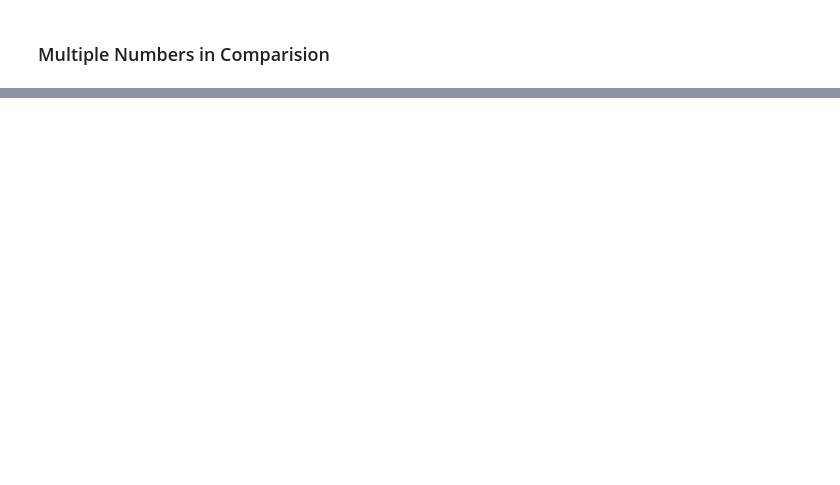
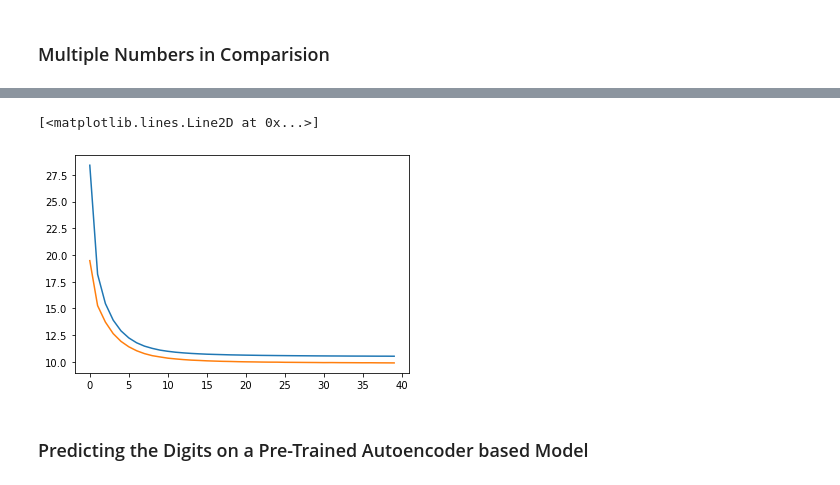
Before and after one commit to IIIskiplikIII/autoencoding-mnist, a Jupyter notebook: autoencoding-mnist.ipynb, the cells around one changed output, grey strips where cells are left out. Drawn from its saved outputs; the diff is of its cells as text; code cells hidden in the pictures; blank space fills up the shorter version.

Commit message:
Build a unsupervised-pretrained model based on ae

```diff
--- a/autoencoding-mnist.ipynb
+++ b/autoencoding-mnist.ipynb
@@ -510,0 +564,7 @@ show_reconstructions(conv_denoising_ae, noisy_images_conv)
+# %%
+class_net = keras.models.Sequential(
+    new_layers
+)
+# %%
+class_net.compile(loss="binary_crossentropy", optimizer=keras.optimizers.Nadam(), metrics=["mse"])
+class_net.build(input_shape= [28, 28])
@@ -510,0 +593,6 @@ show_reconstructions(conv_denoising_ae, noisy_images_conv)
+# %%
+X_train_pretrained_500 = X_train_resh[:500]
+X_valid_pretrained_500 = X_valid_resh[:500]
+
+y_train_pretrained_500 = y_train_resh[:500]
+y_valid_pretrained_500 = y_valid_resh[:500]
@@ -510,0 +609,2 @@ show_reconstructions(conv_denoising_ae, noisy_images_conv)
+# %%
+history_pretrainted = class_net.fit(X_train_pretrained_500,y_train_pretrained_500 ,epochs= 40, validation_data=(X_valid_pretrained_500, y_valid_pretrained_500))
@@ -510,0 +629,8 @@ show_reconstructions(conv_denoising_ae, noisy_images_conv)
+# %%
+plt.plot(history_pretrainted.history['loss'])
+plt.plot(history_pretrainted.history['val_loss'])
+# %% [output]
+[<matplotlib.lines.Line2D at 0x...>]
+[figure, added]
+# %% [markdown]
+### Predicting the Digits on a Pre-Trained Autoencoder based Model
```
Also changed, not shown: parts of 40 cells of this notebook.
